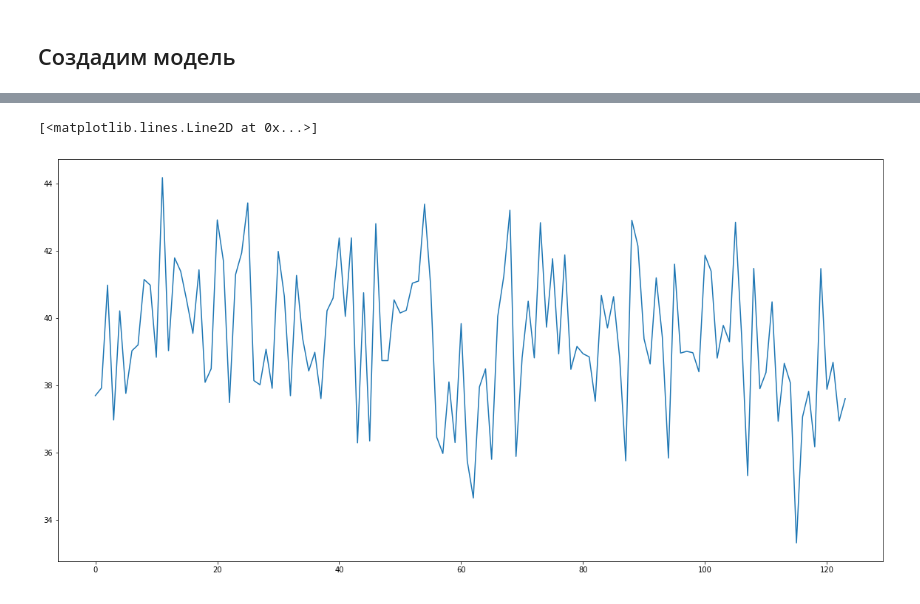
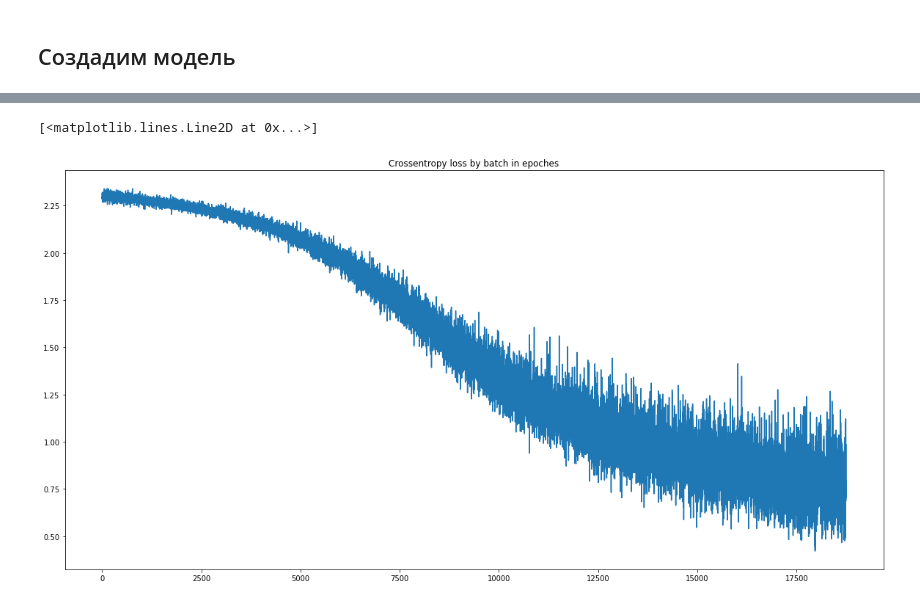
Before and after one commit to siprok/handmade_nn, a Jupyter notebook: notebooks/2 model_using.ipynb, the cells around one changed output, grey strips where cells are left out. Saved outputs shown, nothing was run; the diff lists cells and outputs as text; code cells hidden in the pictures.

```diff
--- a/notebooks/2 model_using.ipynb
+++ b/notebooks/2 model_using.ipynb
@@ -53,7 +53,7 @@ plt.imshow(train_images[1,:,:], cmap='gray')
 # %% [markdown]
 ## Создадим модель
 # %%
-n_train = 1000
+n_train = 60000
 n_classes = 10
 prepared_labels = train_labels[:n_train]
 prepared_images = train_images[:n_train].reshape(n_train, -1)
@@ -61,12 +61,12 @@ prepared_images = (prepared_images > 0).astype(np.uint8)
 # %%
 model = MNISTDense(
     input_size=28*28,
-    layers_sizes=[32, 10],
-    initializers_classes=[He, He],
-    activations_classes=[ ReLu, Softmax],
+    layers_sizes=[64, 32, 10],
+    initializers_classes=[He, He, Xavier],
+    activations_classes=[ReLu, ReLu, Softmax],
     optimizer=GradDesc(0.00001),
     loss=Crossentropy
 )
 # %%
-history = model.fit(2, 16, prepared_images, prepared_labels)
+history = model.fit(10, 32, prepared_images, prepared_labels)
 # %% [output]
@@ -90,6 +78,7 @@ weights min nan max nan
 # %%
 plt.figure(figsize=(20,10))
+plt.title("Crossentropy loss by batch in epoches")
 plt.plot(history.flatten())
 # %% [output]
 [<matplotlib.lines.Line2D at 0x...>]
-[figure, old version]
+[figure, new version]
```
Also changed, not shown: parts of 2 cells of this notebook, 3 other files.
